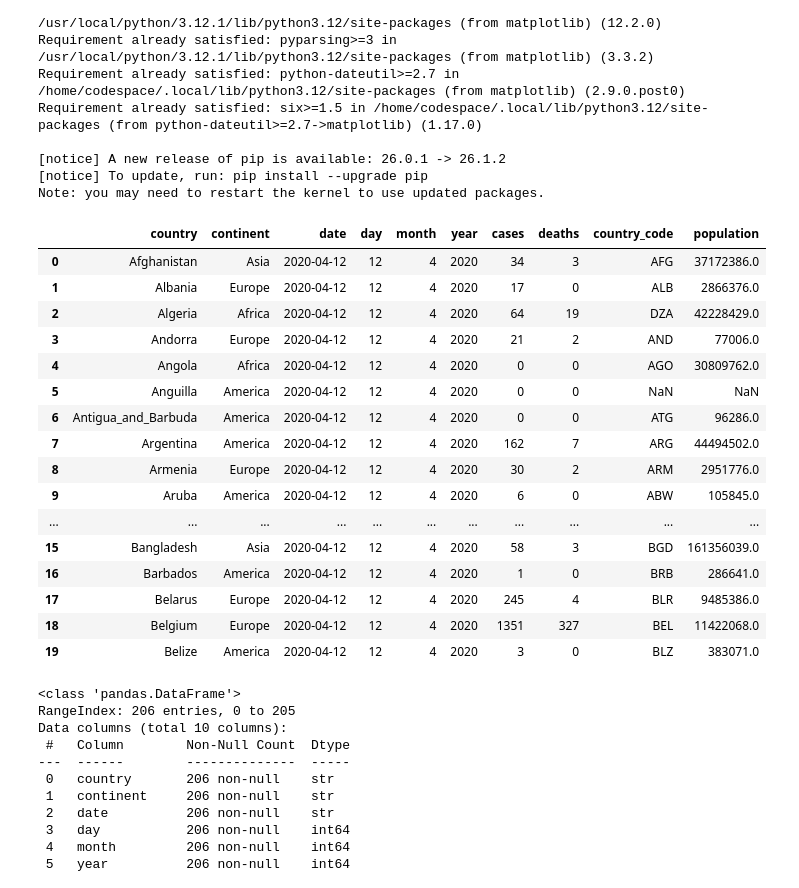
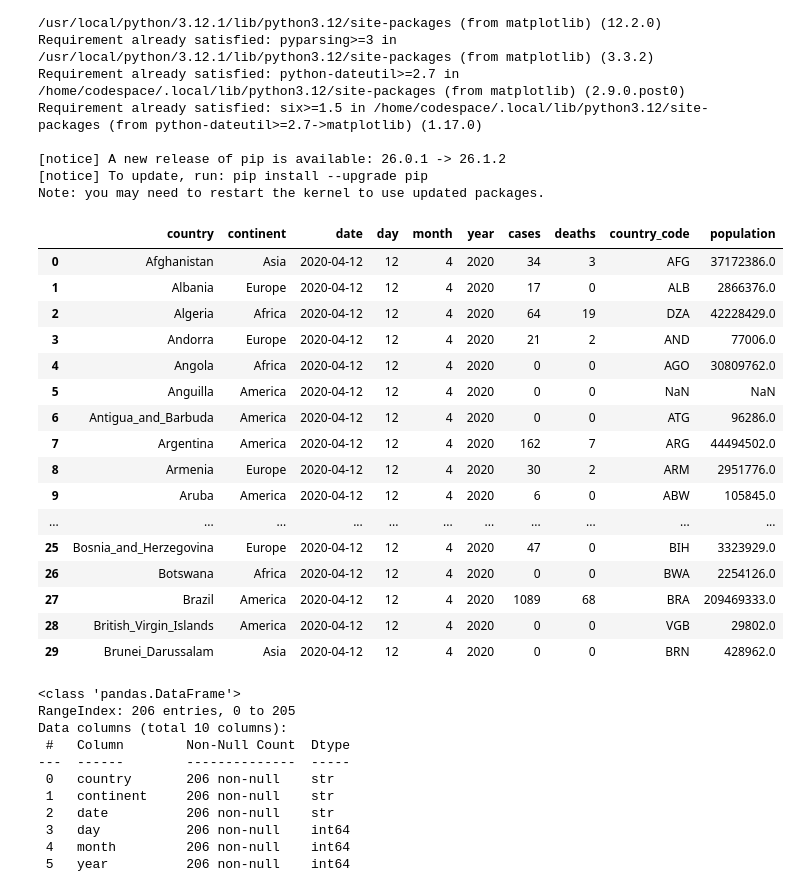
Before and after one commit to hunght92/Codegym, a Jupyter notebook: Học lại.ipynb, the cells around one changed output. Cells and saved outputs as stored; diff of their text form; code cells hidden in the pictures.

```diff
--- a/Học lại.ipynb
+++ b/Học lại.ipynb
@@ -35,27 +35,27 @@ Note: you may need to restart the kernel to use updated packages.
 # %%
 #Tổng quan về phân tích dữ liệu - Thực hành trên bộ dữ liệu Covid 19
 
 import pandas as pd
 df = pd.read_csv(r"/workspaces/Codegym/Dataset/subset-covid-data.csv", encoding = "UTF-8")
-df.head(20)
+df.head(30)
 # %% [output]
 |  | country | continent | date | day | month | year | cases | deaths | country_code | population |
 | 0 | Afghanistan | Asia | 2020-04-12 | 12 | 4 | 2020 | 34 | 3 | AFG | 37172386.0 |
 | 1 | Albania | Europe | 2020-04-12 | 12 | 4 | 2020 | 17 | 0 | ALB | 2866376.0 |
 | 2 | Algeria | Africa | 2020-04-12 | 12 | 4 | 2020 | 64 | 19 | DZA | 42228429.0 |
 | 3 | Andorra | Europe | 2020-04-12 | 12 | 4 | 2020 | 21 | 2 | AND | 77006.0 |
 | 4 | Angola | Africa | 2020-04-12 | 12 | 4 | 2020 | 0 | 0 | AGO | 30809762.0 |
 | 5 | Anguilla | America | 2020-04-12 | 12 | 4 | 2020 | 0 | 0 | NaN | NaN |
 | 6 | Antigua_and_Barbuda | America | 2020-04-12 | 12 | 4 | 2020 | 0 | 0 | ATG | 96286.0 |
 | 7 | Argentina | America | 2020-04-12 | 12 | 4 | 2020 | 162 | 7 | ARG | 44494502.0 |
 | 8 | Armenia | Europe | 2020-04-12 | 12 | 4 | 2020 | 30 | 2 | ARM | 2951776.0 |
 | 9 | Aruba | America | 2020-04-12 | 12 | 4 | 2020 | 6 | 0 | ABW | 105845.0 |
 | ... | ... | ... | ... | ... | ... | ... | ... | ... | ... | ... |
-| 15 | Bangladesh | Asia | 2020-04-12 | 12 | 4 | 2020 | 58 | 3 | BGD | 161356039.0 |
-| 16 | Barbados | America | 2020-04-12 | 12 | 4 | 2020 | 1 | 0 | BRB | 286641.0 |
-| 17 | Belarus | Europe | 2020-04-12 | 12 | 4 | 2020 | 245 | 4 | BLR | 9485386.0 |
-| 18 | Belgium | Europe | 2020-04-12 | 12 | 4 | 2020 | 1351 | 327 | BEL | 11422068.0 |
-| 19 | Belize | America | 2020-04-12 | 12 | 4 | 2020 | 3 | 0 | BLZ | 383071.0 |
+| 25 | Bosnia_and_Herzegovina | Europe | 2020-04-12 | 12 | 4 | 2020 | 47 | 0 | BIH | 3323929.0 |
+| 26 | Botswana | Africa | 2020-04-12 | 12 | 4 | 2020 | 0 | 0 | BWA | 2254126.0 |
+| 27 | Brazil | America | 2020-04-12 | 12 | 4 | 2020 | 1089 | 68 | BRA | 209469333.0 |
+| 28 | British_Virgin_Islands | America | 2020-04-12 | 12 | 4 | 2020 | 0 | 0 | VGB | 29802.0 |
+| 29 | Brunei_Darussalam | Asia | 2020-04-12 | 12 | 4 | 2020 | 0 | 0 | BRN | 428962.0 |
 # %%
 #Tìm số lượng dòng và cột của dữ liệu
 df.info()
```
Also changed, not shown: parts of 1 cell of this notebook.
